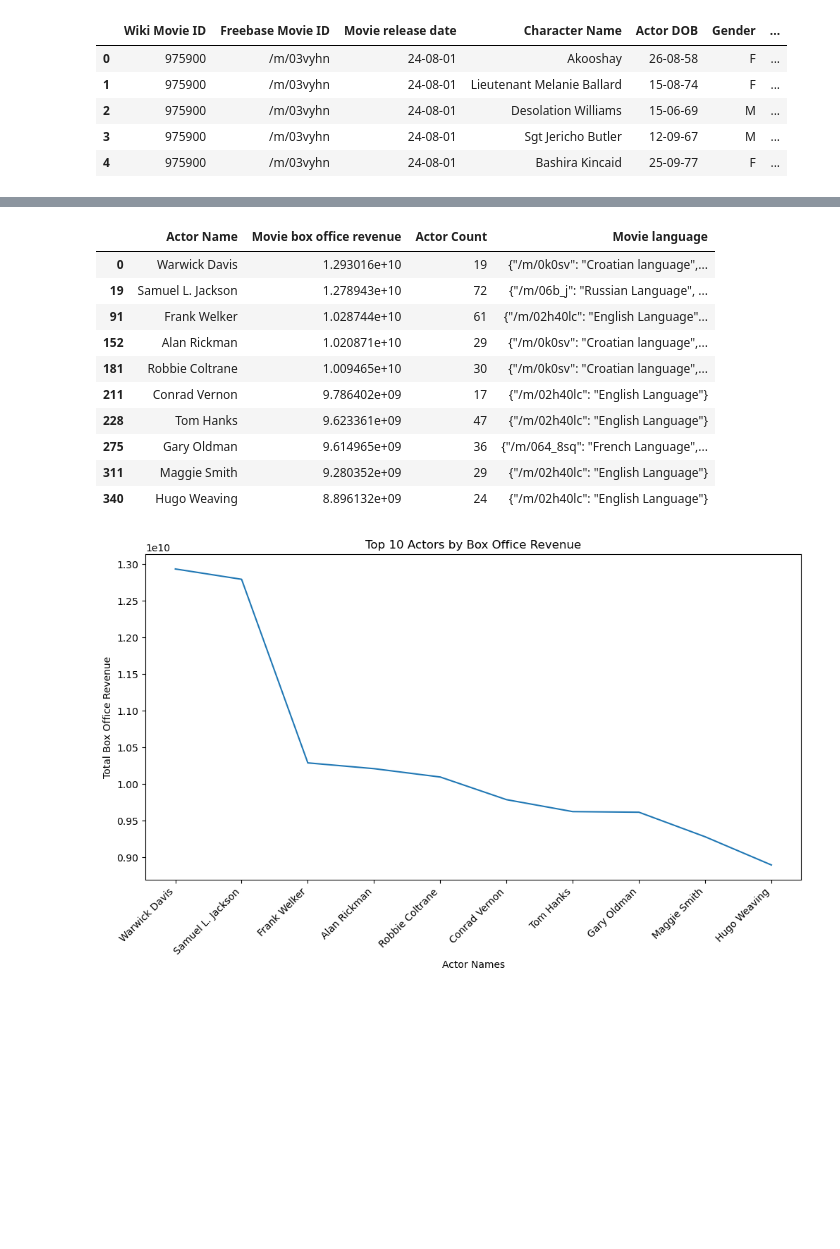
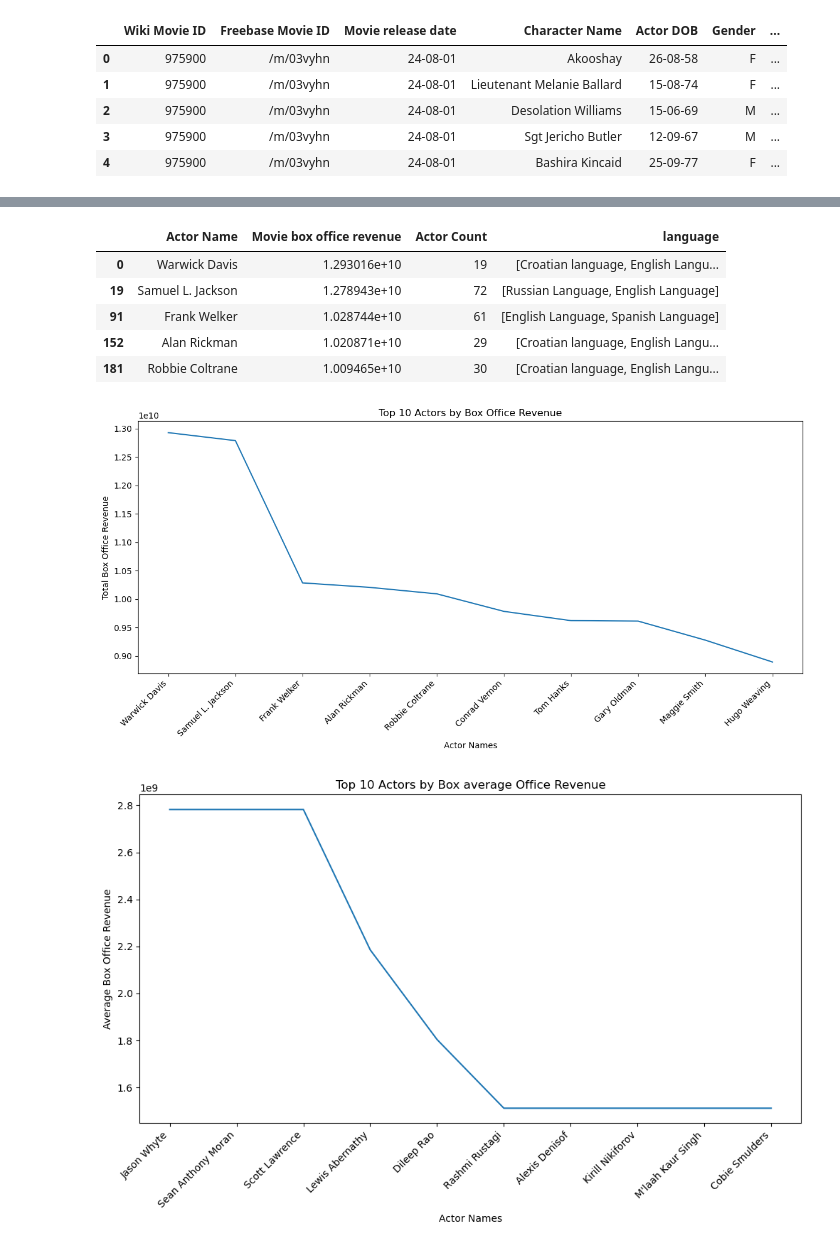
Before and after one commit to epfl-ada/ada-2023-project-perrysplatypuses, a Jupyter notebook: project1_wjs.ipynb, the cells around one changed output, grey strips where cells are left out. Drawn from its saved outputs; the diff is of its cells as text; code cells hidden in the pictures; blank space fills up the shorter version.

```diff
--- a/project1_wjs.ipynb
+++ b/project1_wjs.ipynb
@@ -17,22 +18,9 @@ df_movie.head()
 | 3 | 9363483 | /m/0285_cd | White Of The Eye | 1987 | NaN | 110.0 | ... |
 | 4 | 261236 | /m/01mrr1 | A Woman in Flames | 1983 | NaN | 106.0 | ... |
 # %%
-import ast
-
-def extract_language(language_str):
-    try:
-        language_dict = ast.literal_eval(language_str)
-
-        if "/m/02h40lc" in language_dict:
-            return language_dict["/m/02h40lc"].split()[0]  # Extract the first word of the language
-        elif "/m/04306rv" in language_dict:
-            return language_dict["/m/04306rv"].split()[0]  # Extract the first word of the language for German
-    except (ValueError, SyntaxError, KeyError):
-        pass  # Handle parsing errors or missing keys gracefully
-    return None
-
-# Apply the extract_language function to the 'Language' column to create a new column 'Cleaned Language'
-df_movie['Cleaned Language'] = df_movie['Movie language'].apply(extract_language)
-
-print(df_movie['Cleaned Language'])
+map_dict_to_list = lambda x: [value for key, value in eval(x).items()]
+df_movie['language'] = df_movie['language'].apply(map_dict_to_list)
+df_movie['countries'] = df_movie['countries'].apply(map_dict_to_list)
+df_movie['genre'] = df_movie['genre'].apply(map_dict_to_list)
+df_movie.head()
 # %% [output]
@@ -61,7 +43,7 @@ df_char.head()
 # %%
 ## Find which actor bring in the highest revenue
 # Store data about wiki movie ID, freebase movie ID, Movie name, Movie box office revenue
-df_movie_revenue = df_movie[['Wiki Movie ID','Freebase Movie ID','Movie name','Movie box office revenue','Movie language', 'Movie Countries']]
+df_movie_revenue = df_movie[['Wiki Movie ID','Freebase Movie ID','Movie name','Movie box office revenue','language', 'countries','genre']]
 
 # Clean data of movies without box offic revenue
 df_movie_revenue = df_movie_revenue.dropna(subset=['Movie box office revenue'])
@@ -101,34 +83,53 @@ actor_revenue_sort = actor_totalRevenue.sort_values(by='Movie box office revenue
 actor_top10 = actor_revenue_sort.head(10)
 
 # Merge the top 10 actors with original datas
-top10_actor_data = actor_top10.merge(df_char_revenue[['Actor Name', 'Gender']], on='Actor Name', how='left')
-top10_actor_data = actor_top10.merge(df_merged[['Actor Name', 'Movie language']], on='Actor Name', how='left')
+top10_actor_data = actor_top10.merge(df_merged[['Actor Name', 'language']], on='Actor Name', how='left')
 top10_actor_data = top10_actor_data.drop_duplicates(subset = ['Actor Name'])
-top10_actor_data
+top10_actor_data.head()
 # %% [output]
-|  | Actor Name | Movie box office revenue | Actor Count | Movie language |
-| 0 | Warwick Davis | 1.293016e+10 | 19 | {"/m/0k0sv": "Croatian language",... |
-| 19 | Samuel L. Jackson | 1.278943e+10 | 72 | {"/m/06b_j": "Russian Language", ... |
-| 91 | Frank Welker | 1.028744e+10 | 61 | {"/m/02h40lc": "English Language"... |
-| 152 | Alan Rickman | 1.020871e+10 | 29 | {"/m/0k0sv": "Croatian language",... |
-| 181 | Robbie Coltrane | 1.009465e+10 | 30 | {"/m/0k0sv": "Croatian language",... |
-| 211 | Conrad Vernon | 9.786402e+09 | 17 | {"/m/02h40lc": "English Language"} |
-| 228 | Tom Hanks | 9.623361e+09 | 47 | {"/m/02h40lc": "English Language"} |
-| 275 | Gary Oldman | 9.614965e+09 | 36 | {"/m/064_8sq": "French Language",... |
-| 311 | Maggie Smith | 9.280352e+09 | 29 | {"/m/02h40lc": "English Language"} |
-| 340 | Hugo Weaving | 8.896132e+09 | 24 | {"/m/02h40lc": "English Language"} |
+|  | Actor Name | Movie box office revenue | Actor Count | language |
+| 0 | Warwick Davis | 1.293016e+10 | 19 | [Croatian language, English Langu... |
+| 19 | Samuel L. Jackson | 1.278943e+10 | 72 | [Russian Language, English Language] |
+| 91 | Frank Welker | 1.028744e+10 | 61 | [English Language, Spanish Language] |
+| 152 | Alan Rickman | 1.020871e+10 | 29 | [Croatian language, English Langu... |
+| 181 | Robbie Coltrane | 1.009465e+10 | 30 | [Croatian language, English Langu... |
 # %%
 # Plot the data above
 actor_names = top10_actor_data['Actor Name']
 revenues_total = top10_actor_data['Movie box office revenue']
 
 plt.figure(figsize=(12, 6))
 plt.plot(actor_names, revenues_total)
 plt.xlabel('Actor Names')
 plt.ylabel('Total Box Office Revenue')
 plt.title('Top 10 Actors by Box Office Revenue')
 plt.xticks(rotation=45, ha='right')  # Rotate the actor names for better readability
 
+plt.tight_layout()
 plt.show()
+
+# In the data below, we are ranking the actors according to the bo offie revenue of the movies they acted in.
 # %% [output]
-[figure, old version]
+[figure, new version]
+# %%
+# Calculate the average movie box office revenue
+# Take the Box office revenue / number of movies acted
+
+actor_totalRevenue['Average Revenue'] = actor_totalRevenue['Movie box office revenue'] / actor_totalRevenue['Actor Count']
+avg_actor_rev_sort = actor_totalRevenue.sort_values(by='Average Revenue', ascending=False)
+avg_actor_top10 = avg_actor_rev_sort.head(10)
+avg_actor_top10 = avg_actor_top10.merge(df_merged[['Actor Name', 'language']], on='Actor Name', how='left')
+
+avg_actor_names = avg_actor_top10['Actor Name']
+avg_revenues_total = avg_actor_top10['Average Revenue']
+
+plt.figure(figsize=(12, 6))
+plt.plot(avg_actor_names, avg_revenues_total)
+plt.xlabel('Actor Names')
+plt.ylabel('Average Box Office Revenue')
+plt.title('Top 10 Actors by Box average Office Revenue')
+plt.xticks(rotation=45, ha='right')  # Rotate the actor names for better readability
+
+plt.show()
+# %% [output]
+[figure, added]
```
Also changed, not shown: parts of 13 cells of this notebook.
